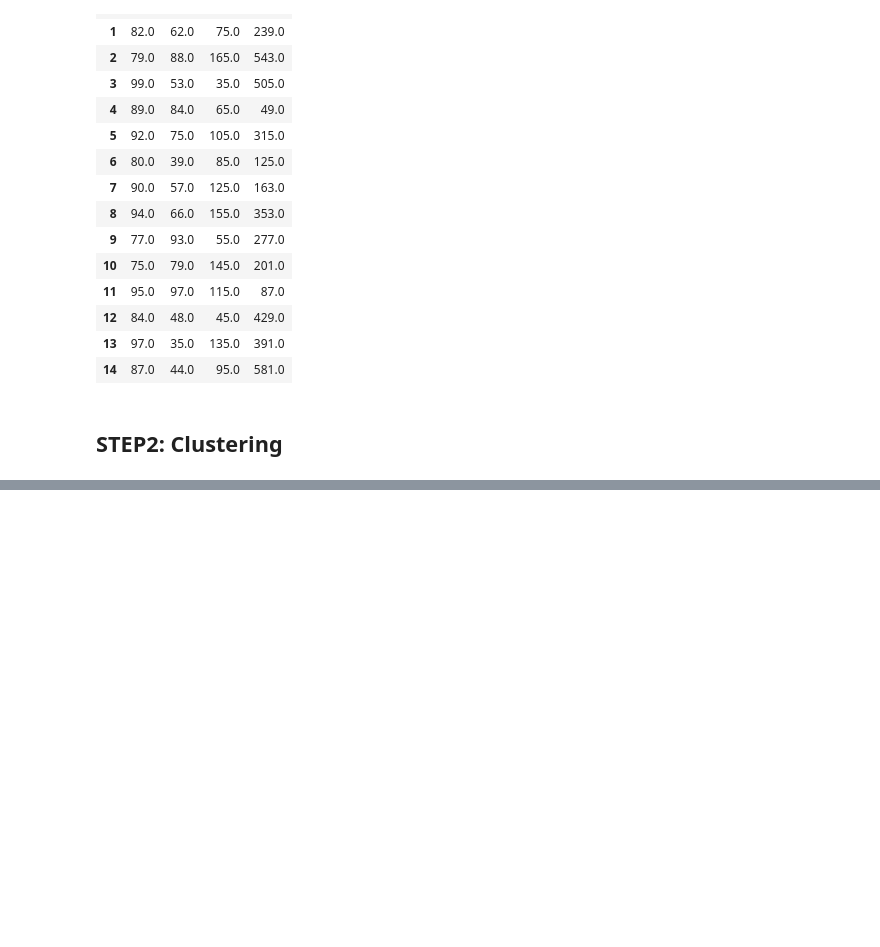
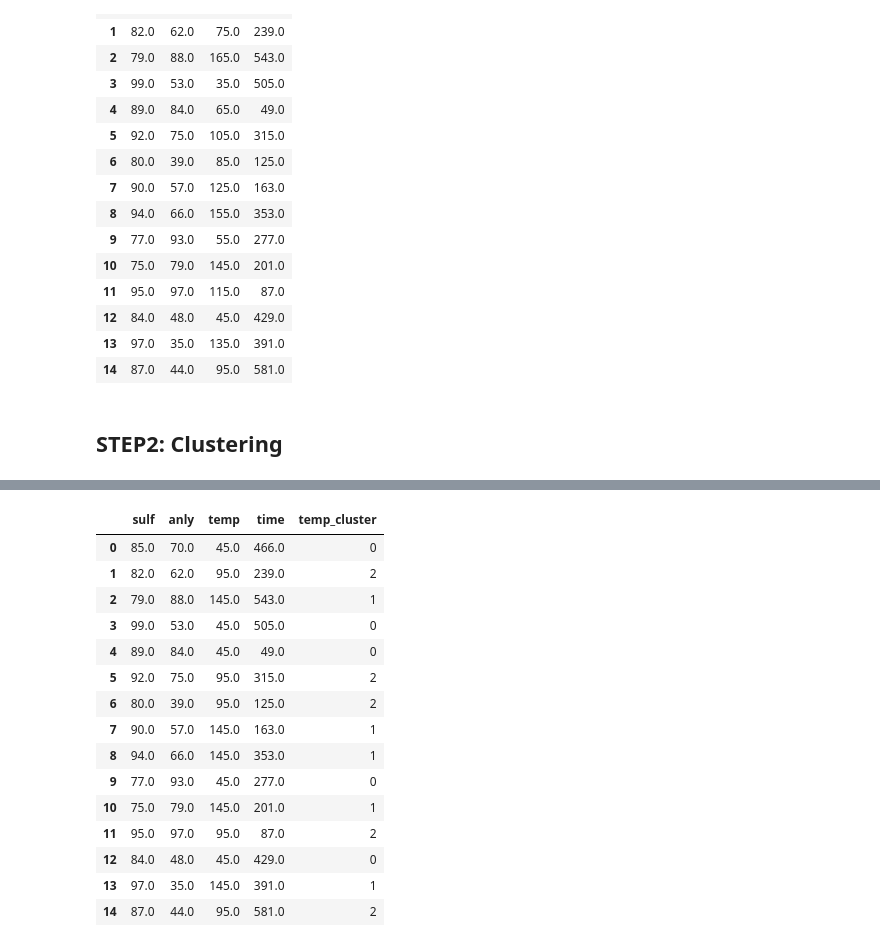
Before and after one commit to uwsunlab/BO-RFB, a Jupyter notebook: Sampling/PNNL_sampling.ipynb, the cells around one changed output, grey strips where cells are left out. Drawn from its saved outputs; the diff is of its cells as text; code cells hidden in the pictures; blank space fills up the shorter version.

```diff
--- a/Sampling/PNNL_sampling.ipynb
+++ b/Sampling/PNNL_sampling.ipynb
@@ -128,0 +124,24 @@ plt.show()
+# %%
+# Replace the temperature values in lhs_data with the centroid temperatures for the designated clusters
+for cluster in range(num_clusters):
+    lhs_data.loc[lhs_data['temp_cluster'] == cluster, 'temp'] = centroids[cluster][0]
+
+# Display the updated lhs_data
+lhs_data//1
+# %% [output]
+|  | sulf | anly | temp | time | temp_cluster |
+| 0 | 85.0 | 70.0 | 45.0 | 466.0 | 0 |
+| 1 | 82.0 | 62.0 | 95.0 | 239.0 | 2 |
+| 2 | 79.0 | 88.0 | 145.0 | 543.0 | 1 |
+| 3 | 99.0 | 53.0 | 45.0 | 505.0 | 0 |
+| 4 | 89.0 | 84.0 | 45.0 | 49.0 | 0 |
+| 5 | 92.0 | 75.0 | 95.0 | 315.0 | 2 |
+| 6 | 80.0 | 39.0 | 95.0 | 125.0 | 2 |
+| 7 | 90.0 | 57.0 | 145.0 | 163.0 | 1 |
+| 8 | 94.0 | 66.0 | 145.0 | 353.0 | 1 |
+| 9 | 77.0 | 93.0 | 45.0 | 277.0 | 0 |
+| 10 | 75.0 | 79.0 | 145.0 | 201.0 | 1 |
+| 11 | 95.0 | 97.0 | 95.0 | 87.0 | 2 |
+| 12 | 84.0 | 48.0 | 45.0 | 429.0 | 0 |
+| 13 | 97.0 | 35.0 | 145.0 | 391.0 | 1 |
+| 14 | 87.0 | 44.0 | 95.0 | 581.0 | 2 |
```
Also changed, not shown: parts of 5 cells of this notebook.
